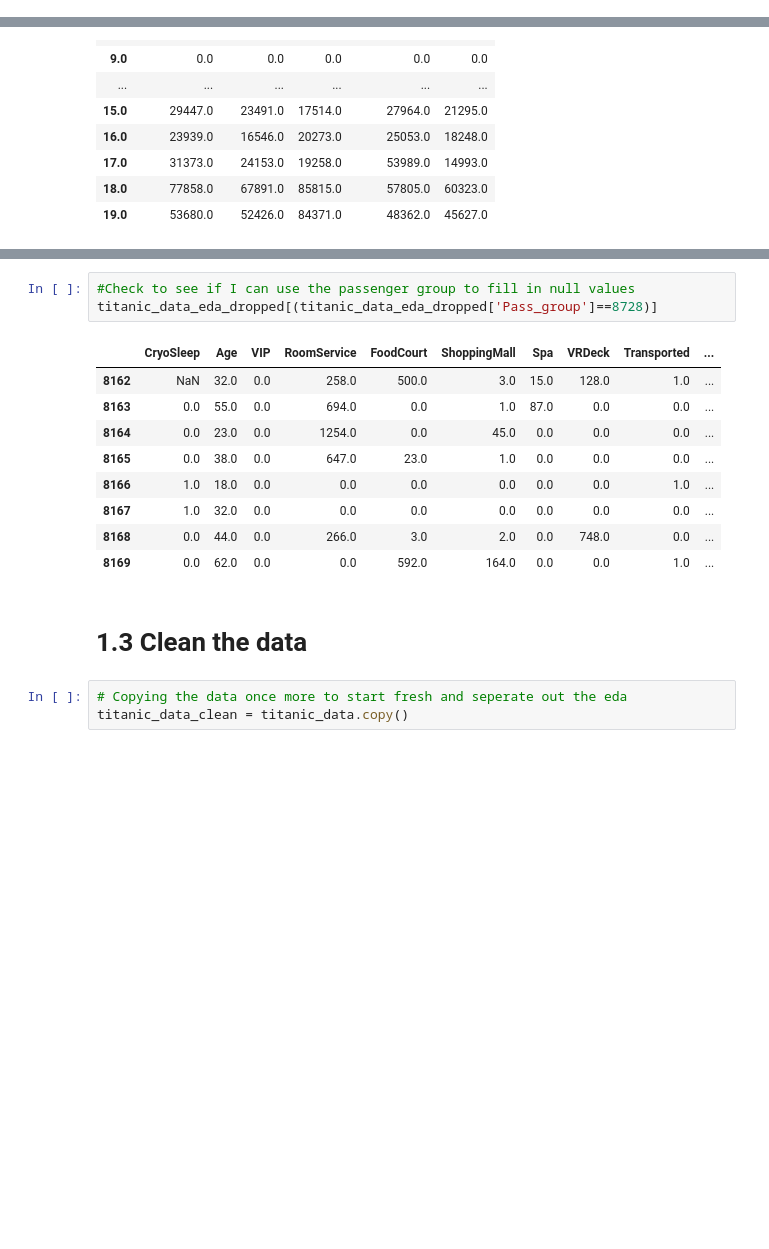
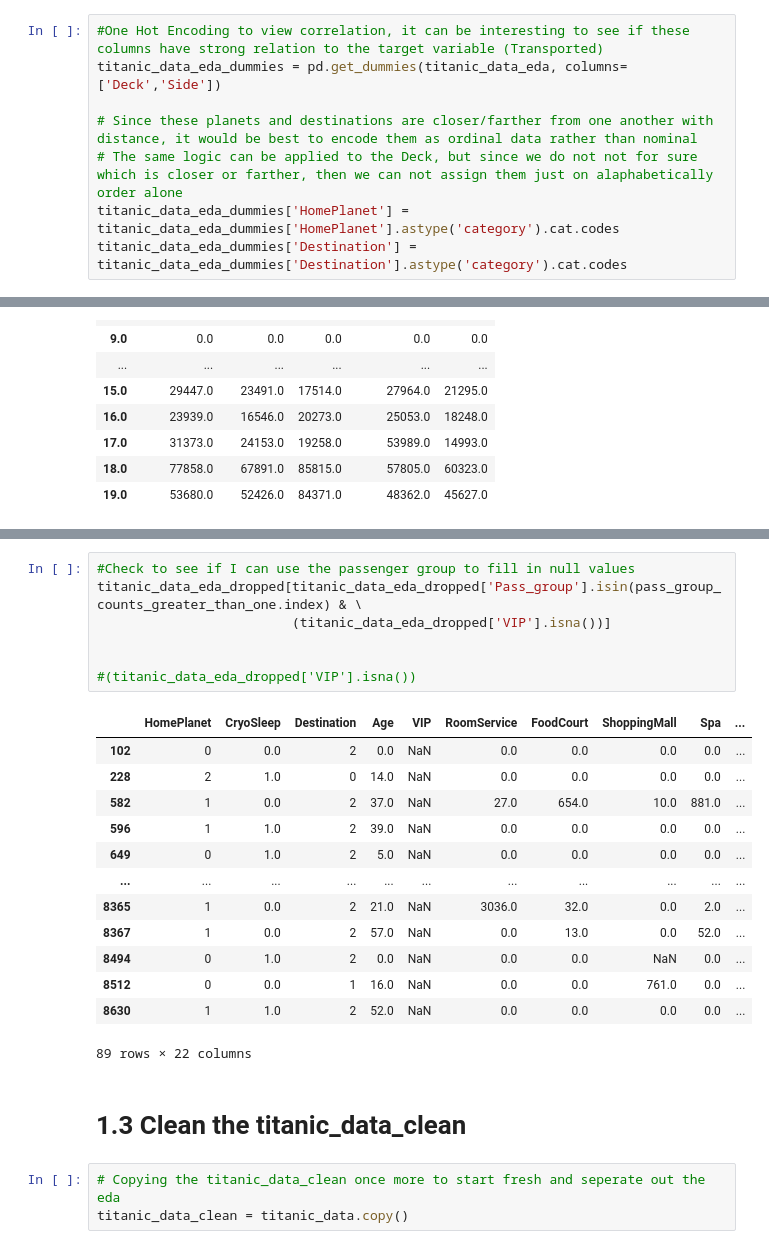
Before and after one commit to MMMarinov/ProjectPortfolio, a Jupyter notebook: 1. Titanic_SpaceShip - Binary Classification/Titanic_SpaceShip_XGBoost.ipynb, the cells around one changed output, grey strips where cells are left out. Saved outputs shown, nothing was run; the diff lists cells and outputs as text; blank space fills up the shorter version.

```diff
--- a/1. Titanic_SpaceShip - Binary Classification/Titanic_SpaceShip_XGBoost.ipynb
+++ b/1. Titanic_SpaceShip - Binary Classification/Titanic_SpaceShip_XGBoost.ipynb
@@ -165,3 +162,11 @@ titanic_data_eda_dummies = pd.get_dummies(titanic_data_eda, columns=['HomePlanet
+# %%
+#One Hot Encoding to view correlation, it can be interesting to see if these columns have strong relation to the target variable (Transported)
+titanic_data_eda_dummies = pd.get_dummies(titanic_data_eda, columns=['Deck','Side'])
+
+# Since these planets and destinations are closer/farther from one another with distance, it would be best to encode them as ordinal data rather than nominal
+# The same logic can be applied to the Deck, but since we do not not for sure which is closer or farther, then we can not assign them just on alaphabetically order alone
+titanic_data_eda_dummies['HomePlanet'] = titanic_data_eda_dummies['HomePlanet'].astype('category').cat.codes
+titanic_data_eda_dummies['Destination'] = titanic_data_eda_dummies['Destination'].astype('category').cat.codes
 # %%
 titanic_data_eda_dummies
 # %% [output]
@@ -326,20 +342,28 @@ Name: Pass_group, dtype: int64
 # %%
 #Check to see if I can use the passenger group to fill in null values
-titanic_data_eda_dropped[(titanic_data_eda_dropped['Pass_group']==8728)]
+titanic_data_eda_dropped[titanic_data_eda_dropped['Pass_group'].isin(pass_group_counts_greater_than_one.index) & \
+                         (titanic_data_eda_dropped['VIP'].isna())]
+
+
+#(titanic_data_eda_dropped['VIP'].isna())
 # %% [output]
-|  | CryoSleep | Age | VIP | RoomService | FoodCourt | ShoppingMall | Spa | VRDeck | Transported | ... |
-| 8162 | NaN | 32.0 | 0.0 | 258.0 | 500.0 | 3.0 | 15.0 | 128.0 | 1.0 | ... |
-| 8163 | 0.0 | 55.0 | 0.0 | 694.0 | 0.0 | 1.0 | 87.0 | 0.0 | 0.0 | ... |
-| 8164 | 0.0 | 23.0 | 0.0 | 1254.0 | 0.0 | 45.0 | 0.0 | 0.0 | 0.0 | ... |
-| 8165 | 0.0 | 38.0 | 0.0 | 647.0 | 23.0 | 1.0 | 0.0 | 0.0 | 0.0 | ... |
-| 8166 | 1.0 | 18.0 | 0.0 | 0.0 | 0.0 | 0.0 | 0.0 | 0.0 | 1.0 | ... |
-| 8167 | 1.0 | 32.0 | 0.0 | 0.0 | 0.0 | 0.0 | 0.0 | 0.0 | 0.0 | ... |
-| 8168 | 0.0 | 44.0 | 0.0 | 266.0 | 3.0 | 2.0 | 0.0 | 748.0 | 0.0 | ... |
-| 8169 | 0.0 | 62.0 | 0.0 | 0.0 | 592.0 | 164.0 | 0.0 | 0.0 | 1.0 | ... |
+|  | HomePlanet | CryoSleep | Destination | Age | VIP | RoomService | FoodCourt | ShoppingMall | Spa | ... |
+| 102 | 0 | 0.0 | 2 | 0.0 | NaN | 0.0 | 0.0 | 0.0 | 0.0 | ... |
+| 228 | 2 | 1.0 | 0 | 14.0 | NaN | 0.0 | 0.0 | 0.0 | 0.0 | ... |
+| 582 | 1 | 0.0 | 2 | 37.0 | NaN | 27.0 | 654.0 | 10.0 | 881.0 | ... |
+| 596 | 1 | 1.0 | 2 | 39.0 | NaN | 0.0 | 0.0 | 0.0 | 0.0 | ... |
+| 649 | 0 | 1.0 | 2 | 5.0 | NaN | 0.0 | 0.0 | 0.0 | 0.0 | ... |
+| ... | ... | ... | ... | ... | ... | ... | ... | ... | ... | ... |
+| 8365 | 1 | 0.0 | 2 | 21.0 | NaN | 3036.0 | 32.0 | 0.0 | 2.0 | ... |
+| 8367 | 1 | 0.0 | 2 | 57.0 | NaN | 0.0 | 13.0 | 0.0 | 52.0 | ... |
+| 8494 | 0 | 1.0 | 2 | 0.0 | NaN | 0.0 | 0.0 | NaN | 0.0 | ... |
+| 8512 | 0 | 0.0 | 1 | 16.0 | NaN | 0.0 | 0.0 | 761.0 | 0.0 | ... |
+| 8630 | 1 | 1.0 | 2 | 52.0 | NaN | 0.0 | 0.0 | 0.0 | 0.0 | ... |
+89 rows × 22 columns
 # %% [markdown]
-# 1.3 Clean the data
+# 1.3 Clean the titanic_data_clean
 # %%
-# Copying the data once more to start fresh and seperate out the eda
+# Copying the titanic_data_clean once more to start fresh and seperate out the eda
 titanic_data_clean = titanic_data.copy()
 # %% [markdown]
 What fields to use: <br>
```
Also changed, not shown: parts of 19 cells of this notebook.
